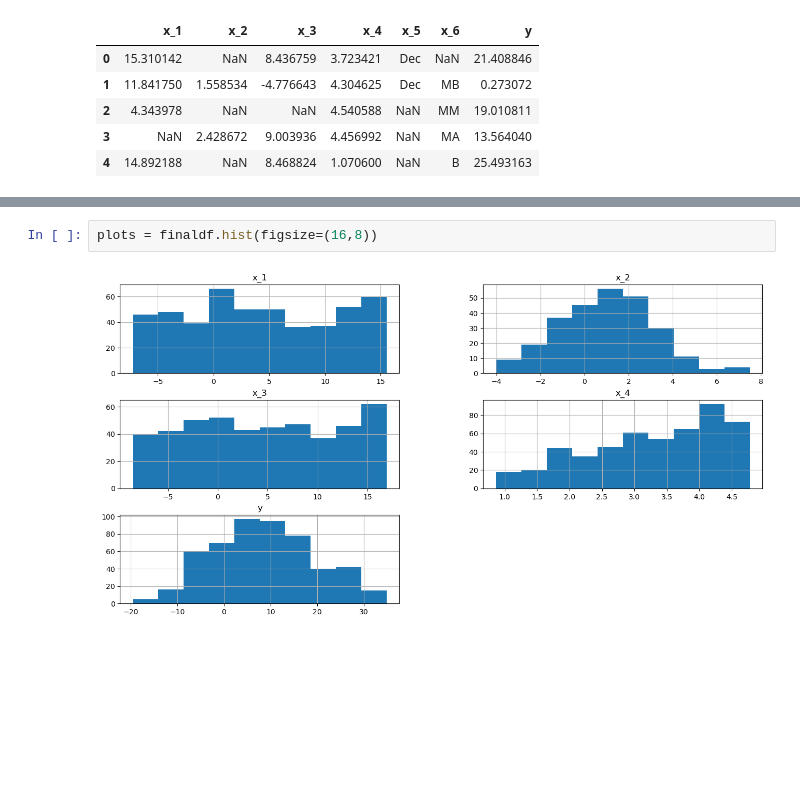
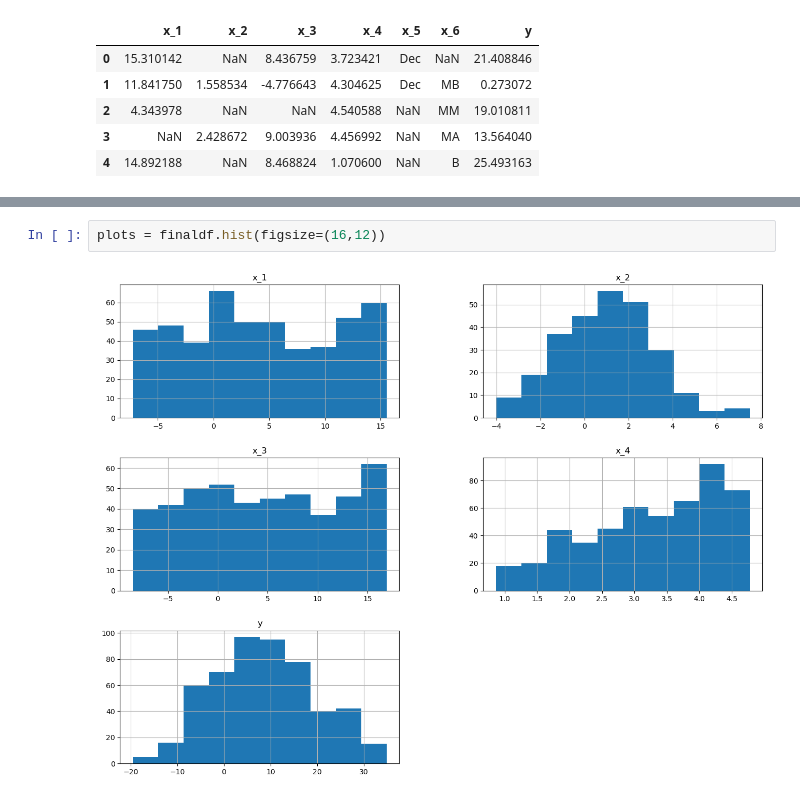
Before and after one commit to isaacGGomez/Ing_Caract, a Jupyter notebook: Practica_1_IsaacGomez.ipynb, the cells around one changed output, grey strips where cells are left out. Drawn from its saved outputs; the diff is of its cells as text; blank space fills up the shorter version.

```diff
--- a/Practica_1_IsaacGomez.ipynb
+++ b/Practica_1_IsaacGomez.ipynb
@@ -66,4 +88,4 @@ finaldf.head()
 # %%
-plots = finaldf.hist(figsize=(16,8))
+plots = finaldf.hist(figsize=(16,12))
 # %% [output]
-[figure, old version]
+[figure, new version]
```
Also changed, not shown: parts of 30 cells of this notebook, 2 other files.
